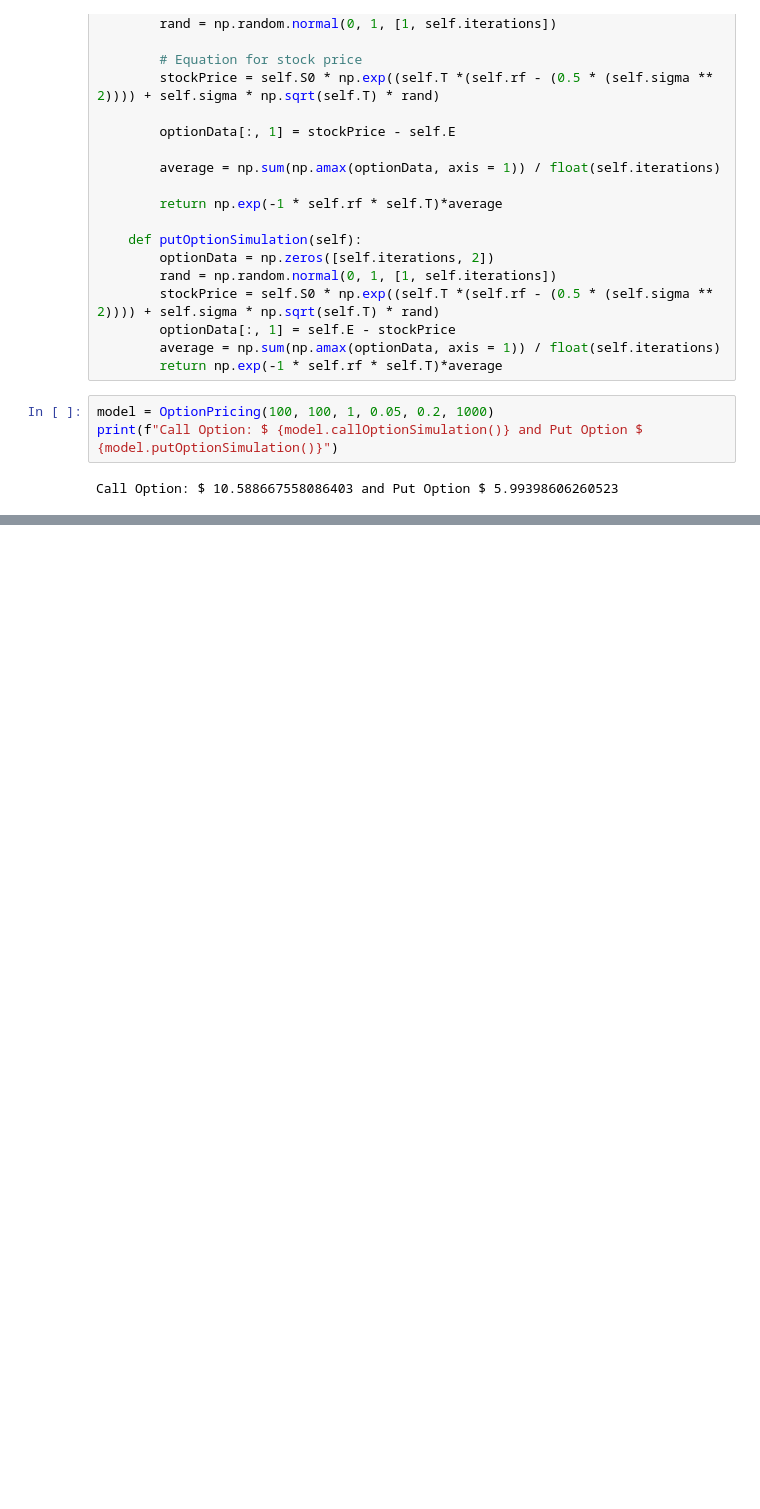
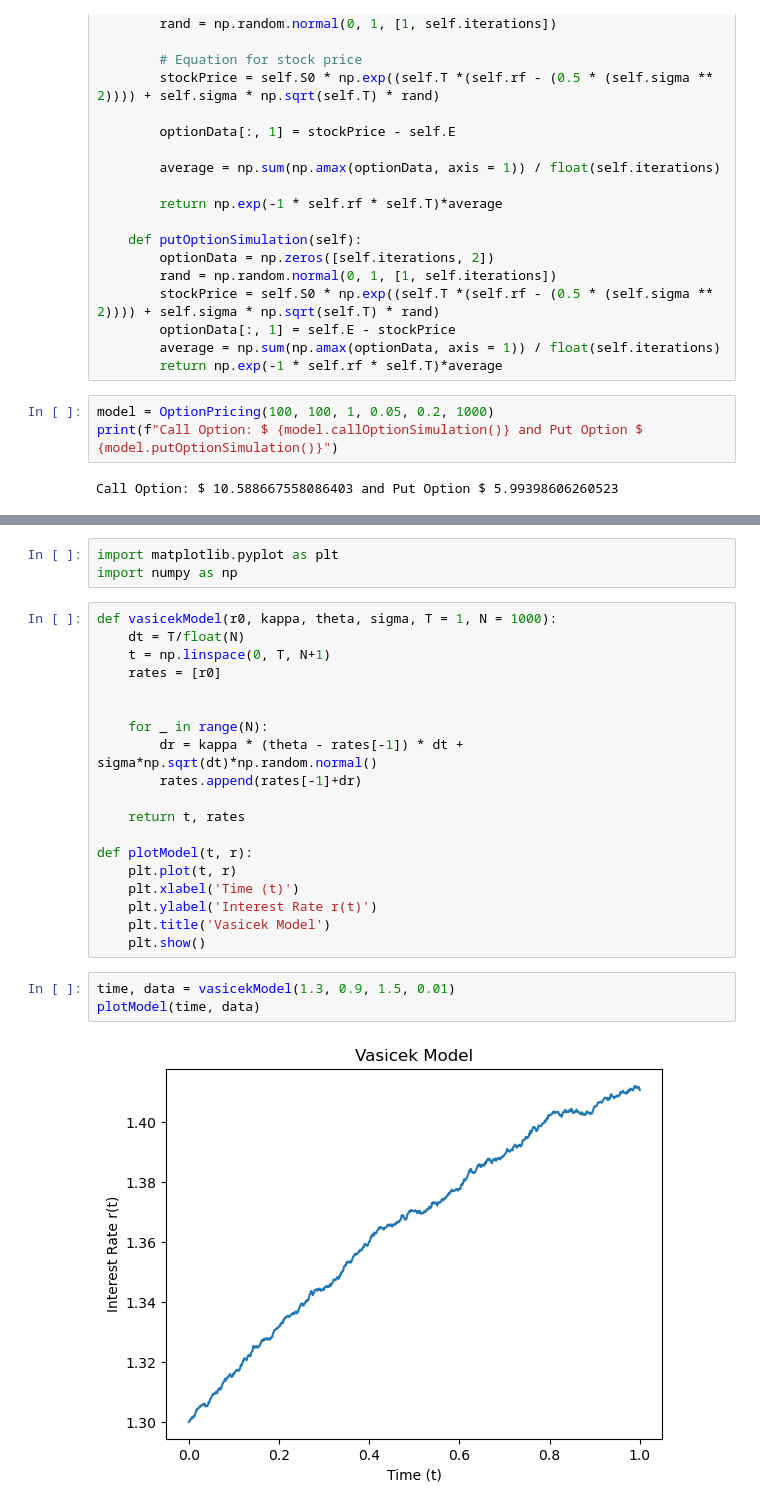
Before and after one commit to gabrielcalasans/QuantitativeFinanceWithPython, a Jupyter notebook: QuantitativeFinanceWithPython.ipynb, the cells around one changed output, grey strips where cells are left out. Cells and saved outputs as stored; diff of their text form; blank space fills up the shorter version.

Commit message:
Vasicek Model and Bond Pricing

```diff
--- a/QuantitativeFinanceWithPython.ipynb
+++ b/QuantitativeFinanceWithPython.ipynb
@@ -1553,0 +1803,27 @@ Call Option: $ 10.588667558086403 and Put Option $ 5.99398606260523
+# %%
+import matplotlib.pyplot as plt
+import numpy as np
+# %%
+def vasicekModel(r0, kappa, theta, sigma, T = 1, N = 1000):
+    dt = T/float(N)
+    t = np.linspace(0, T, N+1)
+    rates = [r0]
+
+
+    for _ in range(N):
+        dr = kappa * (theta - rates[-1]) * dt + sigma*np.sqrt(dt)*np.random.normal()
+        rates.append(rates[-1]+dr)
+
+    return t, rates
+
+def plotModel(t, r):
+    plt.plot(t, r)
+    plt.xlabel('Time (t)')
+    plt.ylabel('Interest Rate r(t)')
+    plt.title('Vasicek Model')
+    plt.show()
+# %%
+time, data = vasicekModel(1.3, 0.9, 1.5, 0.01)
+plotModel(time, data)
+# %% [output]
+[figure, added]
```
Also changed, not shown: parts of 23 cells of this notebook.
